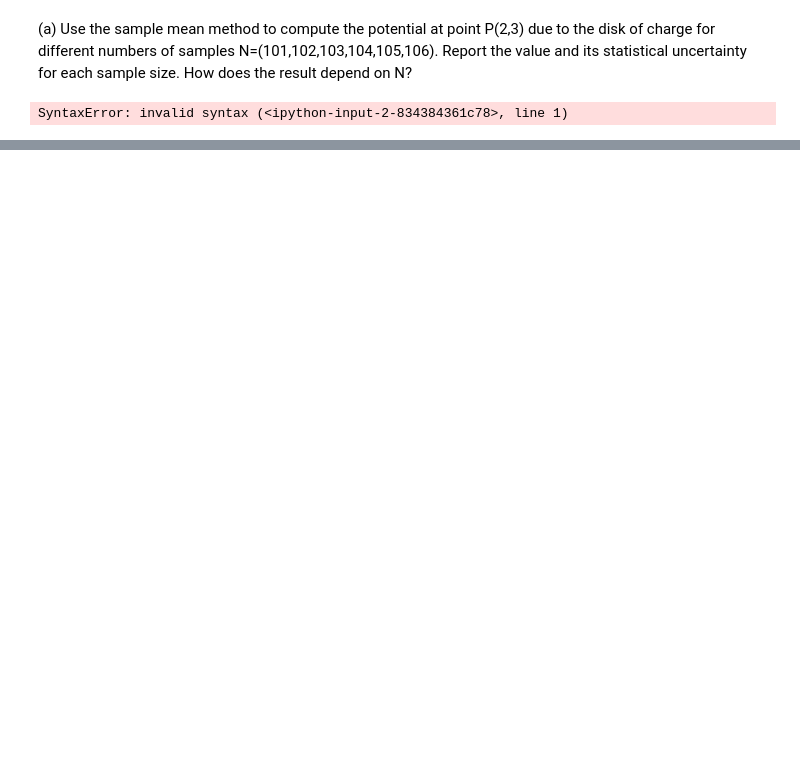
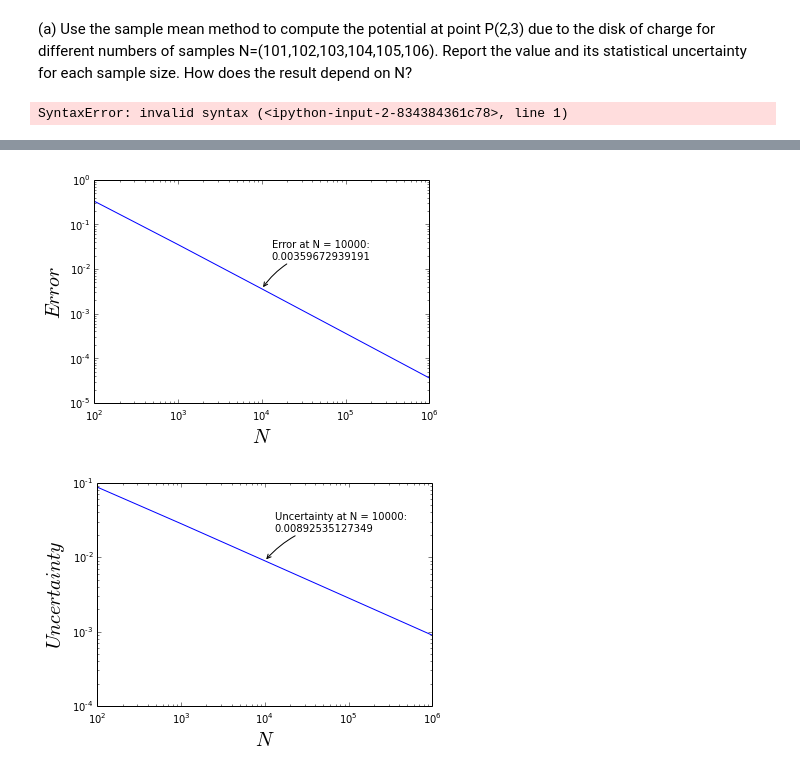
Before and after one commit to lhorowit/PHYS202-S14, a Jupyter notebook: SciPy/MCIntegrationExercises.ipynb, the cells around one changed output, grey strips where cells are left out. Drawn from its saved outputs; the diff is of its cells as text; code cells hidden in the pictures; blank space fills up the shorter version.

```diff
--- a/SciPy/MCIntegrationExercises.ipynb
+++ b/SciPy/MCIntegrationExercises.ipynb
@@ -79,0 +212,41 @@ NameError: global name 'I' is not defined
+# %%
+def sampleMean(N=10000.,xmin=0,xmax=1):
+
+    i = [1e2, 1e3, 1e4, 1e5, 1e6]
+    rng = np.logspace(2, 6, num=5)
+
+    #Set up the function
+    err_list = []
+    unc_list = []
+    for n in i:
+        f = lambda x: 4 * (1-x**2)**.5
+        x = np.arange(1./n, 1, 1./n)
+        I = f(x).mean()
+        exact = np.pi
+        unc = np.sqrt(((f(x)**2).mean() - (f(x).mean())**2)/n)
+        unc_list.append(unc)
+        err = 100.*np.abs(I-exact)/exact
+        err_list.append(err)
+
+
+    #Plot our function
+    plt.loglog(rng, err_list, label='Error')
+    plt.xlabel(r'$N$', fontsize=20)
+    plt.ylabel(r'$Error$', fontsize=20)
+    plt.annotate('Error at N = 10000: \n'+ str(err_list[2]),
+            xy=(1e4, err_list[2]), xycoords='data',
+            xytext=(+10, +30), textcoords='offset points', arrowprops=dict(arrowstyle="->", connectionstyle="arc3,rad=.2"))
+    plt.show()
+    #Plot the average value of the function from the samples on the same graph for comparison:
+    plt.loglog(rng, unc_list, label='Error')
+    plt.xlabel(r'$N$', fontsize=20)
+    plt.ylabel(r'$Uncertainty$', fontsize=20)
+    plt.annotate('Uncertainty at N = 10000: \n'+ str(unc_list[2]),
+            xy=(1e4, unc_list[2]), xycoords='data',
+            xytext=(+10, +30), textcoords='offset points', arrowprops=dict(arrowstyle="->", connectionstyle="arc3,rad=.2"))
+    plt.show()
+# %%
+sampleMean()
+# %% [output]
+[figure, added]
+[figure, added]
```
Also changed, not shown: parts of 13 cells of this notebook, 2 other files.
